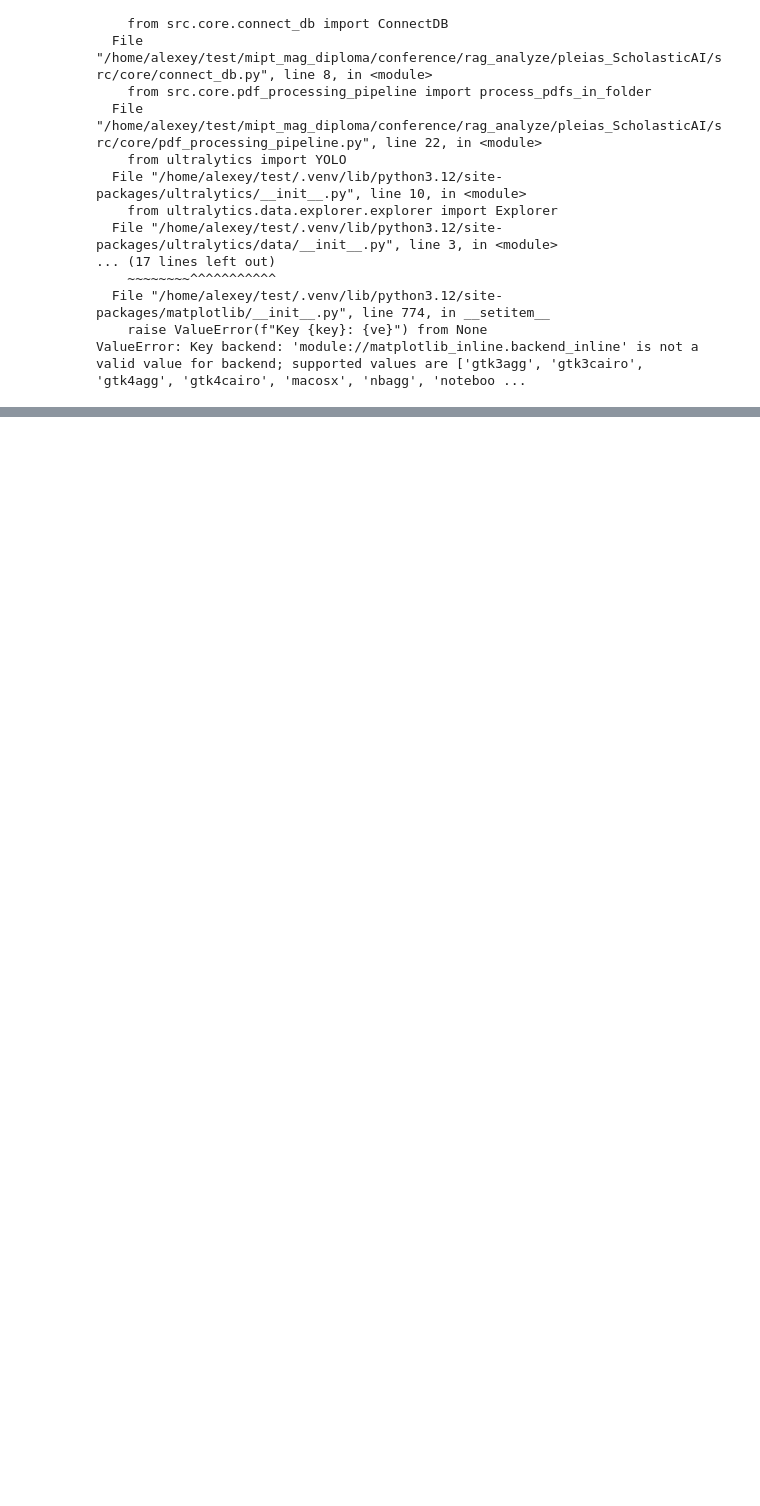
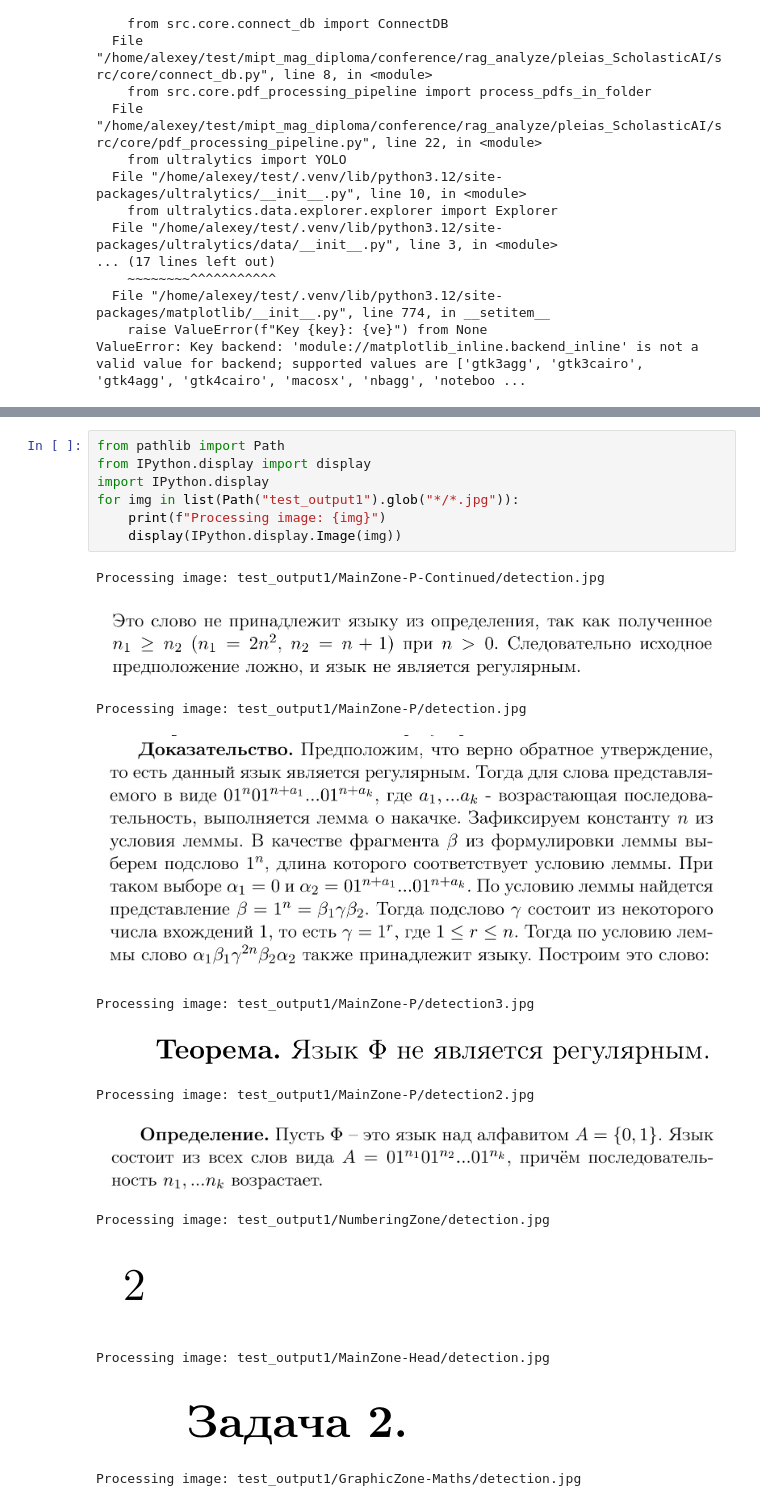
Before and after one commit to nasibulinaa/mipt_mag_diploma, a Jupyter notebook: conference/rag_analyze/4_ScholasticAI.ipynb, the cells around one changed output, grey strips where cells are left out. Drawn from its saved outputs; the diff is of its cells as text; blank space fills up the shorter version.

Commit message:
conference: test ScholasticAI yolo

```diff
--- a/conference/rag_analyze/4_ScholasticAI.ipynb
+++ b/conference/rag_analyze/4_ScholasticAI.ipynb
@@ -60,0 +98,21 @@ ValueError: Key backend: 'module://matplotlib_inline.backend_inline' is not a va
+# %%
+from pathlib import Path
+from IPython.display import display
+import IPython.display
+for img in list(Path("test_output1").glob("*/*.jpg")):
+    print(f"Processing image: {img}")
+    display(IPython.display.Image(img))
+# %% [output]
+Processing image: test_output1/MainZone-P-Continued/detection.jpg
+[figure, added]
+Processing image: test_output1/MainZone-P/detection.jpg
+[figure, added]
+Processing image: test_output1/MainZone-P/detection3.jpg
+[figure, added]
+Processing image: test_output1/MainZone-P/detection2.jpg
+[figure, added]
+Processing image: test_output1/NumberingZone/detection.jpg
+[figure, added]
+Processing image: test_output1/MainZone-Head/detection.jpg
+[figure, added]
+Processing image: test_output1/GraphicZone-Maths/detection.jpg
```
Also changed, not shown: parts of 3 cells of this notebook, 1 other file.
